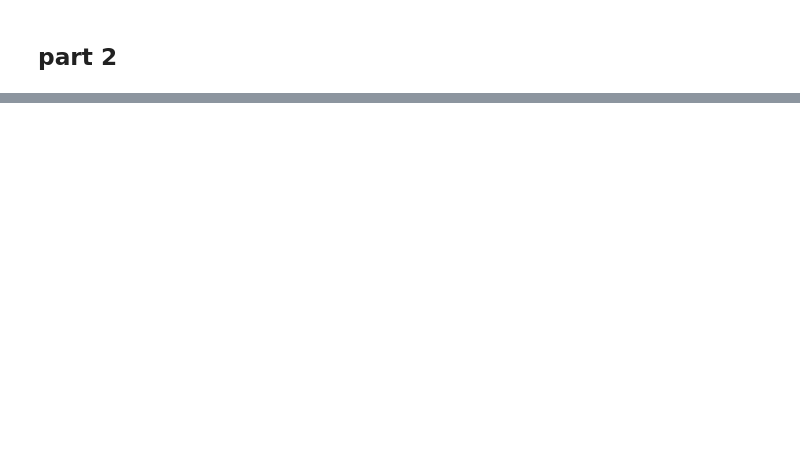
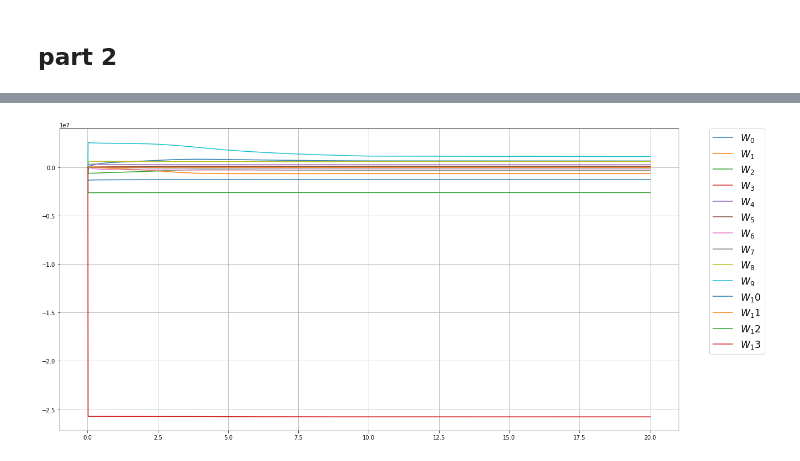
Before and after one commit to cplan082-tech/Adaptive_Control, a Jupyter notebook: assignments/final/Plante_Clive_final.ipynb, the cells around one changed output, grey strips where cells are left out. Saved outputs shown, nothing was run; the diff lists cells and outputs as text; code cells hidden in the pictures; blank space fills up the shorter version.

```diff
--- a/assignments/final/Plante_Clive_final.ipynb
+++ b/assignments/final/Plante_Clive_final.ipynb
@@ -461,0 +326,83 @@ Text(0.5, 1.0, '$u(k) + \\bar{E}$')
+# %%
+sp.symbols("W(-1:14")
+stop_time = 20 # in seconds
+cycles = int(stop_time//Ts)
+cnt_limit = 1000
+eps = 1e-6
+
+gamma = 0.9
+alpha = 2
+
+theta0 = 0
+w0 = 0
+I0 = 0
+
+e_theta0 = theta0 - theta_d_val
+e_w0 = w0
+e_I0 = I0 - E_bar/Ra_val
+
+xk = [np.array([e_theta0, e_w0, e_I0]).reshape(-1,1)]
+
+R = 0.05
+q = np.array([[1, 0, 0],
+            [0, 1, 0],
+             [0, 0, 1]])
+
+psi = sp.Matrix([[e_theta, e_w, e_I,
+                 e_theta*e_w, e_theta*e_I, e_w*e_I,
+                 e_theta**2, e_w**2, e_I**2,
+                 u, u*e_theta, u*e_w, u*e_I, u**2]])
+NL = len(psi)
+
+del_psi_u = diff(psi, u)
+W_sym = sp.symbols("W:%d"%NL)
+W_sym_mat = sp.Matrix(list(W_sym))
+u_eq = sp.solve(sp.Eq((del_psi_u@W_sym_mat)[0], 0), u)[0]
+
+u_func = sp.lambdify([e_theta, e_w, e_I, W_sym[13], W_sym[12], W_sym[11], W_sym[10], W_sym[9]], u_eq)
+psi_func = sp.lambdify([e_theta, e_w, e_I, u], psi)
+# del_psi_func = sp.lambdify([e_theta, e_w, e_I, u], del_psi)
+
+W0 = np.random.uniform(0,0.1,(1, NL)).T
+W = [W0]
+
+lst_u = [float(u_func(*xk[-1].T.tolist()[0], W[-1][-1], W[-1][-2], W[-1][-3], W[-1][-4], W[-1][-5]).reshape(()))]
+lst_psi = [(psi_func(*xk[-1].T.tolist()[0], lst_u[-1]))]
+
+t = [0]
+k = 0
+Wji = np.array([0]*NL).reshape(-1,1)
+
+while (k < cycles):
+    Wj_idx = k
+    k+=1
+    t.append(k*Ts)
+
+    Psi = lst_psi[-1].T # psi(x_k) (column vec)
+
+    xk.append(f_xk_func(*xk[-1].T.tolist()[0]) + g_xk_subd*lst_u[-1])
+
+    lst_psi.append(psi_func(*xk[-1].T.tolist()[0], lst_u[-1]))
+
+    rk = (xk[-2].T@q@xk[-2]).reshape(()) + R*lst_u[-1]**2 + gamma*lst_psi[-1]@W[-1]
+
+    cnt = 0
+    while (~(abs(Wji - W[-1]) < eps).all() & (cnt < cnt_limit)):
+        Wji = W[-1]
+        W.append(Wji - alpha*Psi*(Psi.T@Wji - rk))
+        xk.append(f_xk_func(*xk[-1].T.tolist()[0]) + g_xk_subd*lst_u[-1]) # Measurment
+        k+=1
+        t.append(k*Ts)
+        # might want to use x[-2] with del_phi_func
+        lst_u.append(float(u_func(*xk[-1].T.tolist()[0], W[-1][-1], W[-1][-2], W[-1][-3], W[-1][-4], W[-1][-5]).reshape(())))
+        Psi = lst_psi[-1].T # psi(x_k) (column vec)
+        lst_psi.append(psi_func(*xk[-1].T.tolist()[0], lst_u[-1]))
+        rk = (xk[-2].T@q@xk[-2]).reshape(()) + R*lst_u[-1]**2 + gamma*lst_psi[-1]@W[Wj_idx]
+        cnt+=1
+
+    W.append(W[-1])
+    lst_u.append(float(u_func(*xk[-1].T.tolist()[0], W[-1][-1], W[-1][-2], W[-1][-3], W[-1][-4], W[-1][-5]).reshape(())))
+
+ploting(W, xk, lst_u, t, NL)
+# %% [output]
+[figure, added]
```
Also changed, not shown: parts of 12 cells of this notebook.
